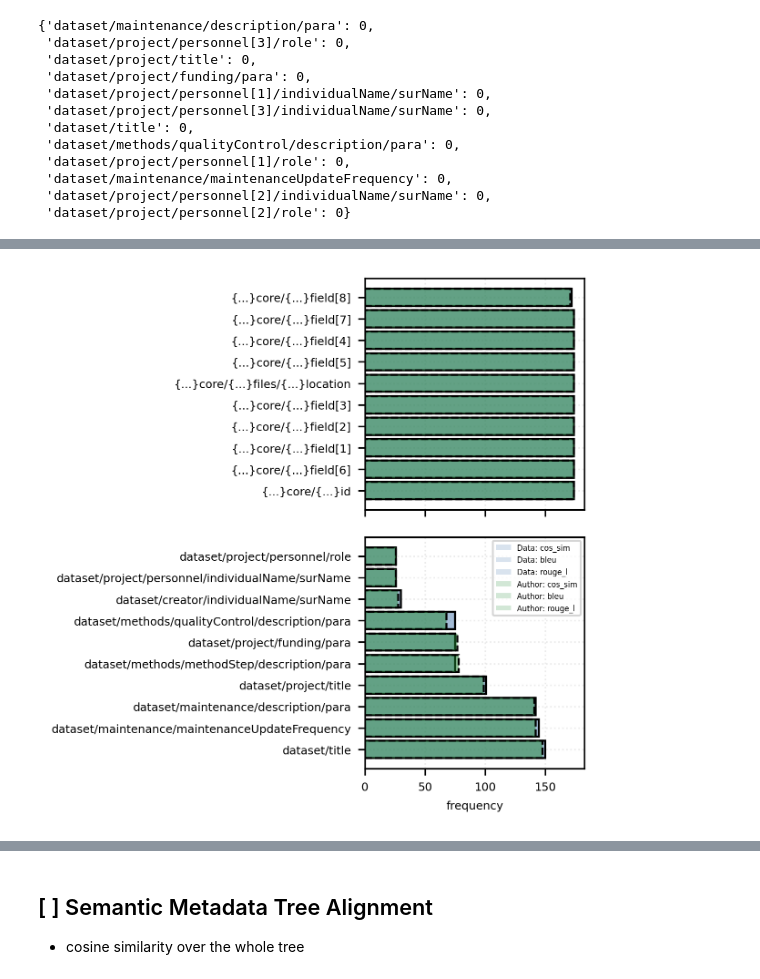
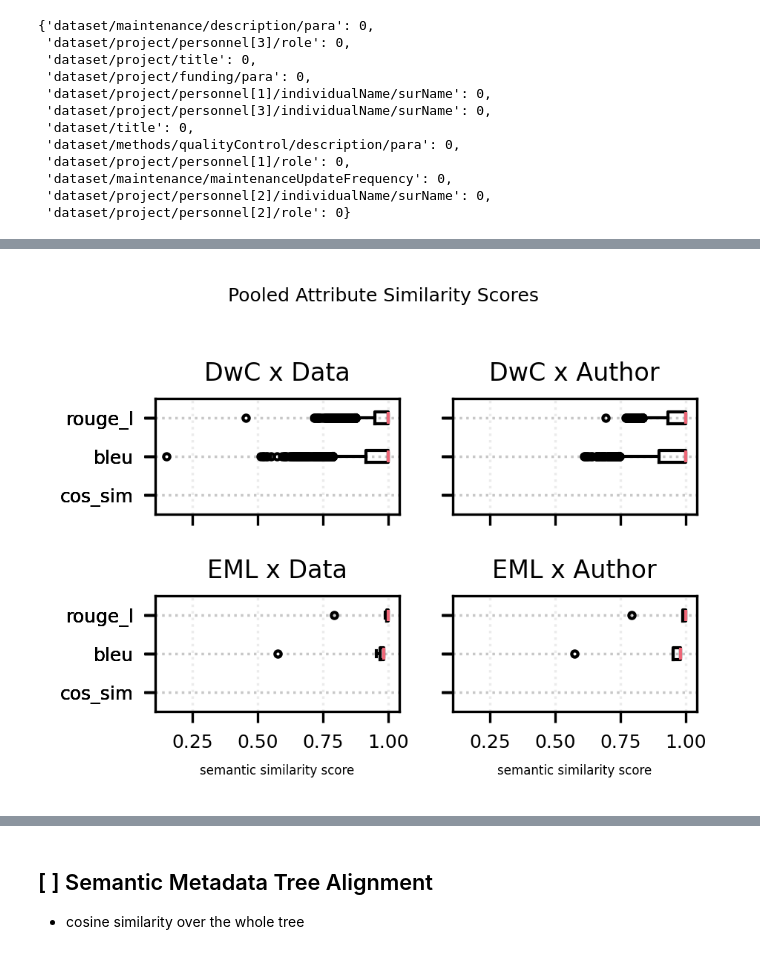
Before and after one commit to mitja-o/metadata-assistant, a Jupyter notebook: _evaluation/statistics/results/e1-generated-metadata-asessment.ipynb, the cells around one changed output, grey strips where cells are left out. Drawn from its saved outputs; the diff is of its cells as text; code cells hidden in the pictures.

Commit message:
feat: visuals for sim sem

```diff
--- a/_evaluation/statistics/results/e1-generated-metadata-asessment.ipynb
+++ b/_evaluation/statistics/results/e1-generated-metadata-asessment.ipynb
@@ -1167,8 +1170,8 @@ for i, (ax, (g, rs)) in enumerate(zip(itlx.chain.from_iterable(axs), result_grou
     ax.set_xlim(-0.05, 1.05)
     ax.set_ymargin(0.2)
     ax.set_xmargin(0.4)
-    ax.set_ylabel("frequency", fontsize=6) if (i == 2) else ...
-    ax.set_xlabel("shared paths ratio", fontsize=6) if (i == 2) else ...
+    ax.set_ylabel("frequency", fontsize=4) if (i == 2) else ...
+    ax.set_xlabel("shared paths ratio", fontsize=4) if (i == 2) else ...
 
 # fig.suptitle("Path Overlap Ratio of Generated and Ground Truth XML", fontsize=8)
 
@@ -1215,7 +1219,7 @@ for i, (ax, (gs)) in enumerate(zip(axs, [["DwC-x-Data", "DwC-x-Author"], ["EML-x
         ax.barh(xs, ys, color="#ffffff00", edgecolor="black", ls=ls)
     if i == 1:
         ax.legend(fontsize=4)
-        ax.set_xlabel("frequency", fontsize=6)
+        ax.set_xlabel("frequency", fontsize=4)
     ax.grid(alpha=0.25, ls=":")
     ax.set_axisbelow(True)
 
@@ -1613,0 +1615,7 @@ result_text_sem_metric_groups["DwC-x-Data"].describe(include="all")
+# %%
+for i, (gs) in enumerate([["DwC-x-Data", "DwC-x-Author"], ["EML-x-Data", "EML-x-Author"]]):
+    for g, c, ls in zip(gs, [tcls.bright[0], tcls.bright[2]], ["-", "--"]):
+        ok_ms = result_attribute_sem_metric_groups[g]
+        for m in SIM_SCORE_KEYS:
+            print(m)
+            print(ok_ms.groupby(by="path")[m].describe())
@@ -1613,0 +1640,5 @@ result_text_sem_metric_groups["DwC-x-Data"].describe(include="all")
+# %%
+for g in ["DwC-x-Data", "DwC-x-Author"]:
+    ok_ms = result_attribute_sem_metric_groups[g]
+    gms = ok_ms.groupby(by="path")
+    print(gms[m].describe().to_latex())
@@ -1614,27 +1663,22 @@ result_text_sem_metric_groups["DwC-x-Data"].describe(include="all")
 # %%
-fig, axs = plt.subplots(2, 1, dpi=300, figsize=(4.2,4.2), sharex=True)
+fig, axs = plt.subplots(2, 2, dpi=300, figsize=(3.2, 2.4), sharey=True, sharex=True)
 
 head_count = 10
-for i, (ax, (gs)) in enumerate(zip(axs, [["DwC-x-Data", "DwC-x-Author"], ["EML-x-Data", "EML-x-Author"]])):
-    # ax.set_title(f"Shared {gs[0][:3]} ground truth paths")
-    for g, c, ls in zip(gs, [tcls.bright[0], tcls.bright[2]], ["-", "--"]):
-        ok_rs = with_ok_parsed_trees(result_groups[g])
-        for m in ["cos_sim", "bleu", "rouge_l"]:
-            vcounts = pd.Series(
-                itlx.chain.from_iterable(
-                    ok_rs["xml_tree.ground_truth.path_intersection"].apply(list).tolist())
-            ).value_counts().head(head_count)
-            xs = list(map(lambda i: re.sub(r'\{[^\}]+\}', '{...}', i), vcounts.index.tolist()))
-            ys = vcounts.values
-            ax.barh(xs, ys, label=f"{g[6:]}: {m}", color=c, alpha=0.2)
-            ax.barh(xs, ys, color="#ffffff00", edgecolor="black", ls=ls)
-    if i == 1:
-        ax.legend(fontsize=4)
-        ax.set_xlabel("frequency", fontsize=6)
+fig.suptitle("Pooled Attribute Similarity Scores", fontsize=6)
+for i, (ax, (g, ok_ms)) in enumerate(zip(itlx.chain.from_iterable(axs), result_attribute_sem_metric_groups.items())):
+    ax.boxplot(
+        [ok_ms[m].dropna() for m in SIM_SCORE_KEYS],
+        tick_labels = SIM_SCORE_KEYS,
+        vert=False,
+        flierprops=dict(markersize=2),
+    )
+    if i > 1:
+        ax.set_xlabel("semantic similarity score", fontsize=4)
+    ax.set_title(g.replace("-", " "))
     ax.grid(alpha=0.25, ls=":")
     ax.set_axisbelow(True)
 
 plt.tight_layout()
 plt.show()
 # %% [output]
-[figure, old version]
+[figure, new version]
```
Also changed, not shown: parts of 16 cells of this notebook.
